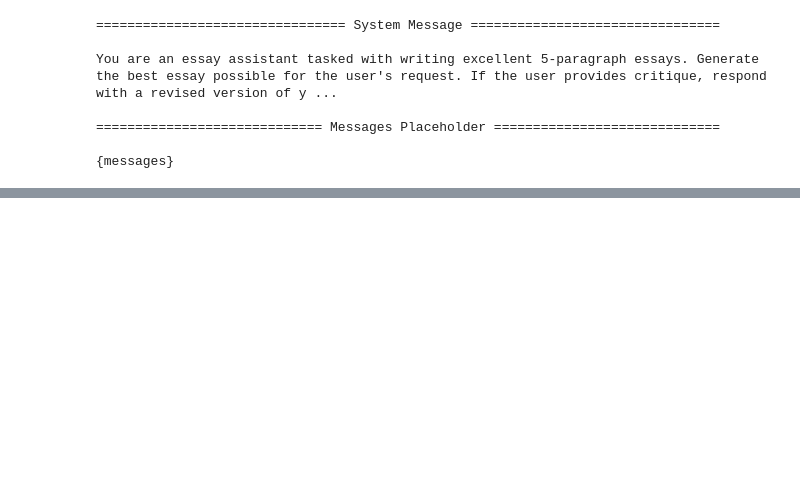
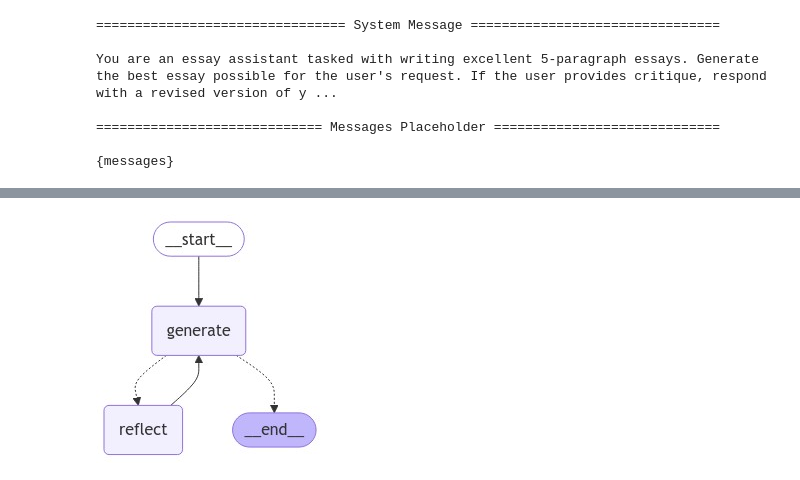
Before and after one commit to chunhuizhang/llm_aigc, a Jupyter notebook: tutorials/agents/langchain/examples/reflexion_agent.ipynb, the cells around one changed output, grey strips where cells are left out. Saved outputs shown, nothing was run; the diff lists cells and outputs as text; code cells hidden in the pictures; blank space fills up the shorter version.

```diff
--- a/tutorials/agents/langchain/examples/reflexion_agent.ipynb
+++ b/tutorials/agents/langchain/examples/reflexion_agent.ipynb
@@ -79,0 +255,22 @@ In conclusion, "The Little Prince" remains a beacon of wisdom for modern childho
+# %%
+class State(TypedDict):
+    messages: Annotated[list, add_messages]
+# %%
+async def generation_node(state: State) -> State:
+    print('generation node', [msg.type for msg in state['messages']])
+    return {"messages": [await generate.ainvoke(state["messages"])]}
+
+
+async def reflection_node(state: State) -> State:
+    print('reflection node raw', [msg.type for msg in state['messages']])
+    # Other messages we need to adjust
+    cls_map = {"ai": HumanMessage, "human": AIMessage}
+
+    # First message is the original user request. We hold it the same for all nodes
+    translated = [state["messages"][0]] + [
+        cls_map[msg.type](content=msg.content) for msg in state["messages"][1:]
+    ]
+    print('reflection node processed', [msg.type for msg in translated])
+    res = await reflect.ainvoke(translated)
+    # We treat the output of this as human feedback for the generator
+    return {"messages": [HumanMessage(content=res.content)]}
@@ -79,0 +306,25 @@ In conclusion, "The Little Prince" remains a beacon of wisdom for modern childho
+# %%
+builder = StateGraph(State)
+builder.add_node("generate", generation_node)
+builder.add_node("reflect", reflection_node)
+builder.add_edge(START, "generate")
+
+def should_continue(state: State):
+    if len(state["messages"]) > 6:
+        # End after 3 iterations
+        return END
+    return "reflect"
+# %%
+builder.add_conditional_edges("generate", should_continue)
+builder.add_edge("reflect", "generate")
+memory = MemorySaver()
+graph = builder.compile(checkpointer=memory)
+# %%
+from IPython.display import Image, display
+
+try:
+    display(Image(graph.get_graph().draw_mermaid_png()))
+except Exception:
+    pass
+# %% [output]
+[figure, added]
```
Also changed, not shown: parts of 28 cells of this notebook.
